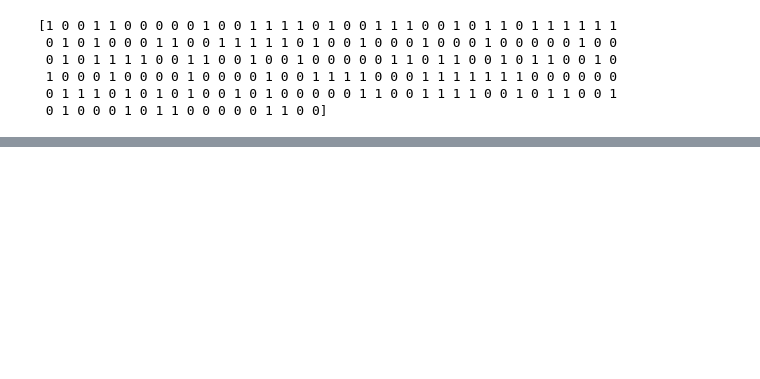
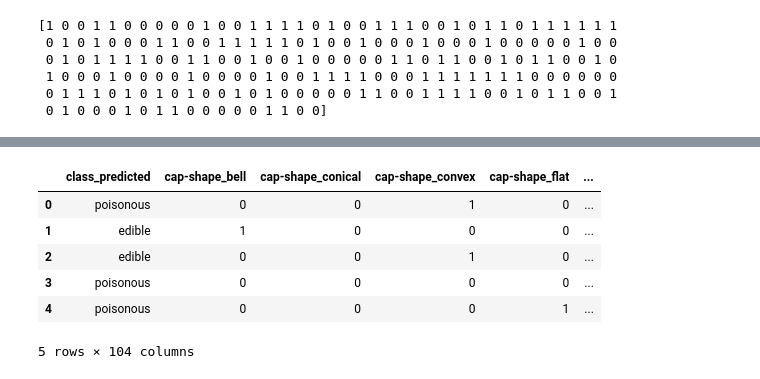
Before and after one commit to csun-data-science-bootcamp-20/Group9, a Jupyter notebook: Mushrooms.ipynb, the cells around one changed output, grey strips where cells are left out. Cells and saved outputs as stored; diff of their text form; code cells hidden in the pictures; blank space fills up the shorter version.

```diff
--- a/Mushrooms.ipynb
+++ b/Mushrooms.ipynb
@@ -607 +635,27 @@ data_submission_copy[:10]
 10 rows × 104 columns
+# %%
+data_submission_copy.insert(5, "cap-shape_sunken", 0, True)
+
+data_submission_copy.insert(16, "cap-color_purple", 0, True)
+
+data_submission_copy.insert(27, "spore-print-color_yellow", 0, True)
+
+data_submission_copy.insert(61, "stalk-color-above-ring_cinnamon", 0, True)
+
+data_submission_copy.insert(70, "stalk-color-below-ring_cinnamon", 0, True)
+
+data_submission_copy.insert(81, "ring-number_none", 0, True)
+
+data_submission_copy.insert(87, "ring-type_none", 0, True)
+
+data_submission_copy.insert(97, "spore-print-color_yellow", 0, True)
+# %%
+data_submission_copy[:5]
+# %% [output]
+|  | class_predicted | cap-shape_bell | cap-shape_conical | cap-shape_convex | cap-shape_flat | ... |
+| 0 | poisonous | 0 | 0 | 1 | 0 | ... |
+| 1 | edible | 1 | 0 | 0 | 0 | ... |
+| 2 | edible | 0 | 0 | 1 | 0 | ... |
+| 3 | poisonous | 0 | 0 | 0 | 0 | ... |
+| 4 | poisonous | 0 | 0 | 0 | 1 | ... |
+5 rows × 104 columns
```
Also changed, not shown: parts of 5 cells of this notebook.
